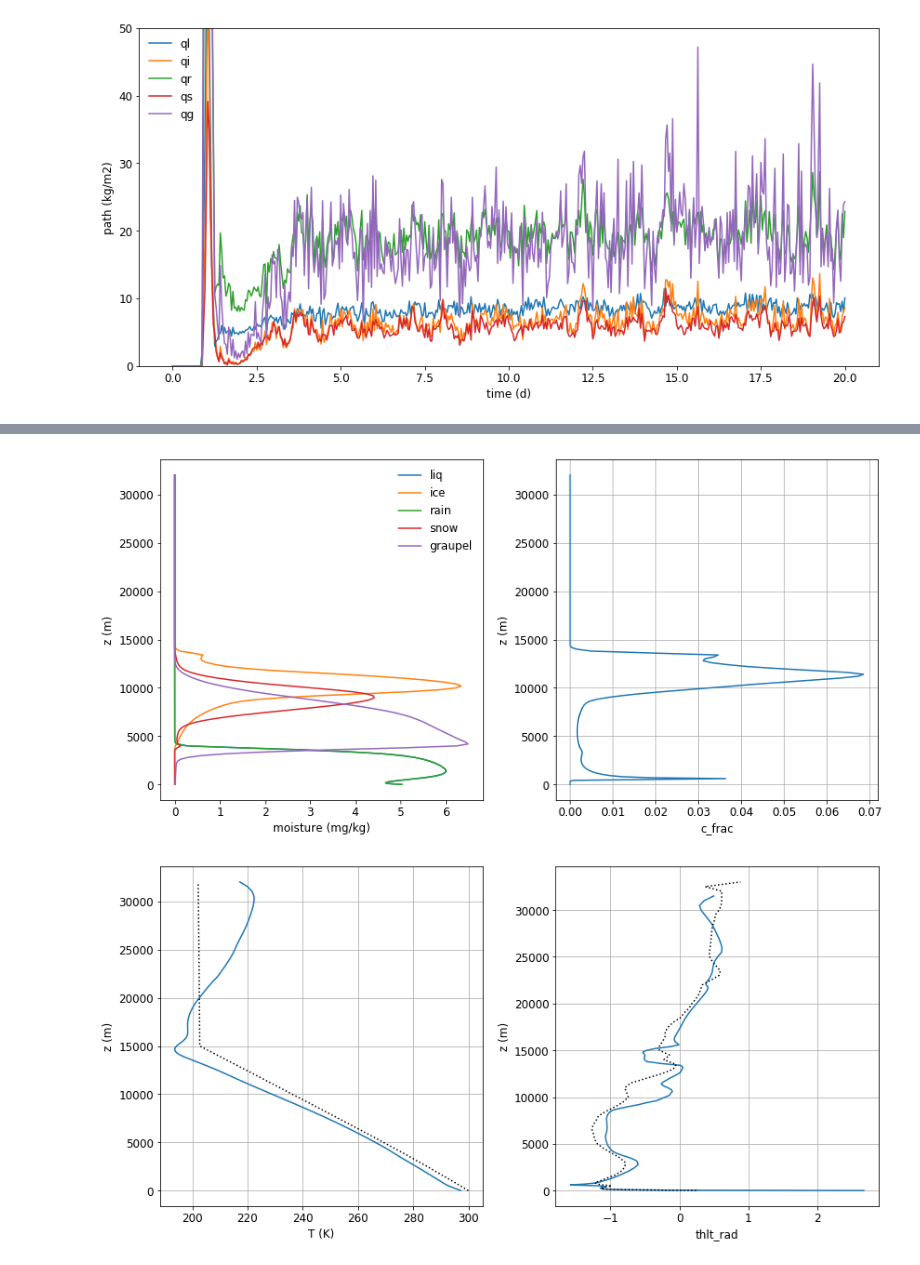
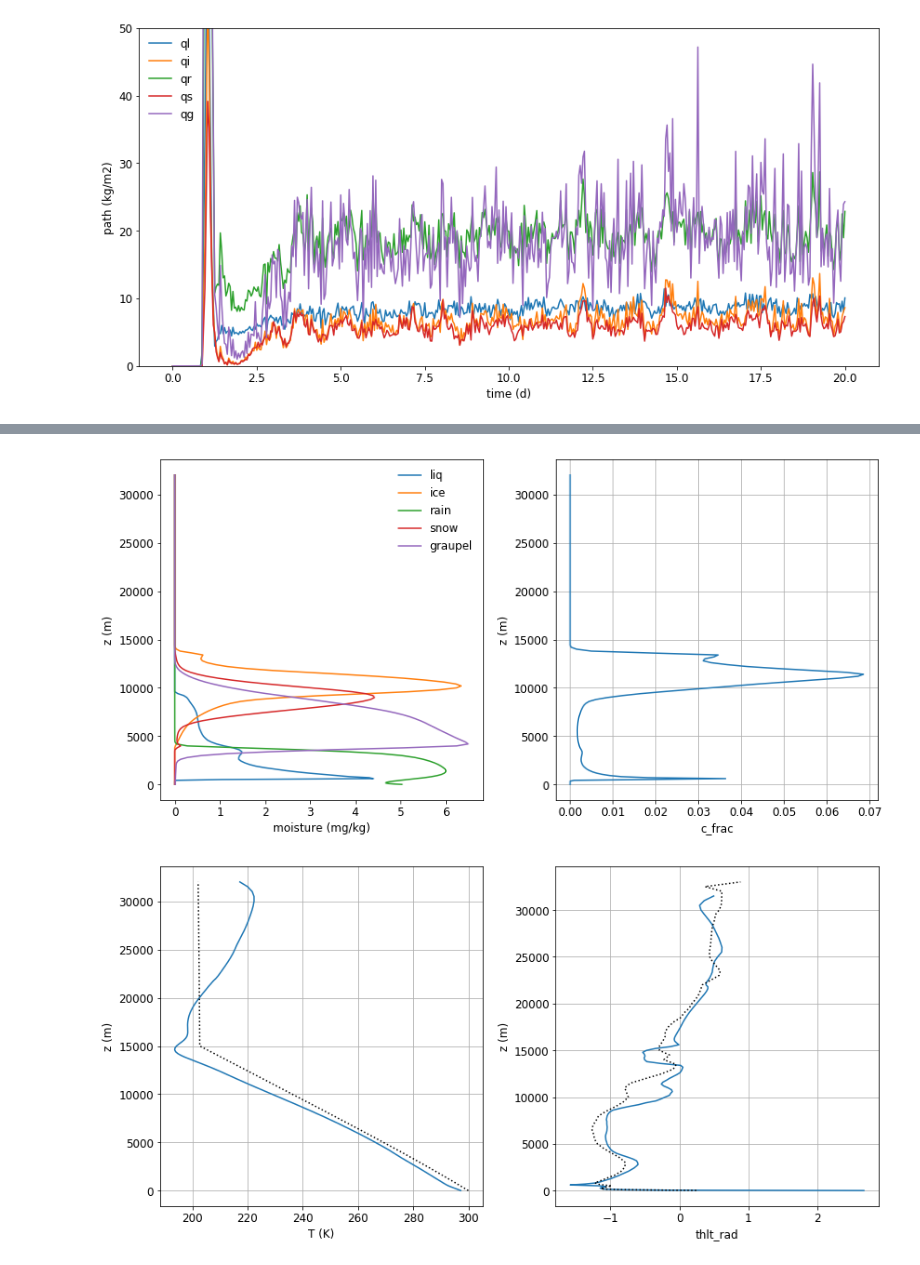
Before and after one commit to Chiil/smallprograms, a Jupyter notebook: rcemip_plot/RCEMIP First Test MicroHH.ipynb, the cells around one changed output, grey strips where cells are left out. Drawn from its saved outputs; the diff is of its cells as text; code cells hidden in the pictures.

```diff
--- a/rcemip_plot/RCEMIP First Test MicroHH.ipynb
+++ b/rcemip_plot/RCEMIP First Test MicroHH.ipynb
@@ -155,28 +162,28 @@ plt.tight_layout()
 # %%
 plt.figure()
 plt.subplot(121)
-plt.plot(qr, z, 'C0-', label="liq")
+plt.plot(ql, z, 'C0-', label="liq")
 plt.plot(qi, z, 'C1-', label="ice")
 plt.plot(qr, z, 'C2-', label="rain")
 plt.plot(qs, z, 'C3-', label="snow")
 plt.plot(qg, z, 'C4-', label="graupel")
 plt.ylabel('z (m)')
 #plt.ylabel('p (hPa)')
 plt.xlabel('moisture (mg/kg)');
 #plt.ylim(0, 17000)
 #plt.gca().invert_yaxis()
 plt.legend(loc=0, frameon=False)
 
 plt.subplot(122)
 plt.plot(qc_frac, z)
 plt.ylabel('z (m)')
 #plt.ylabel('p (hPa)')
 plt.xlabel('c_frac');
 plt.grid()
 #plt.gca().invert_yaxis()
 plt.tight_layout()
 # %% [output]
-[figure, old version]
+[figure, new version]
 # %%
 plt.figure()
 plt.subplot(121)
```
Also changed, not shown: parts of 3 cells of this notebook.
